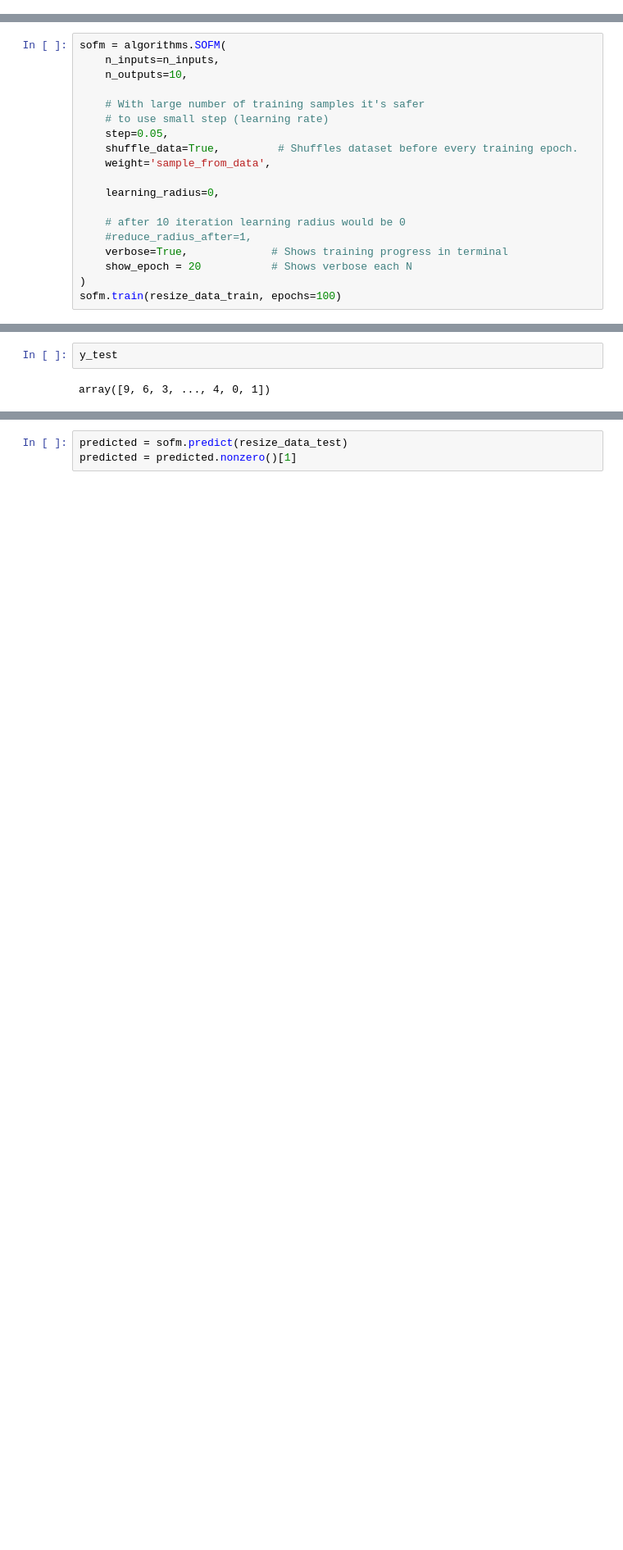
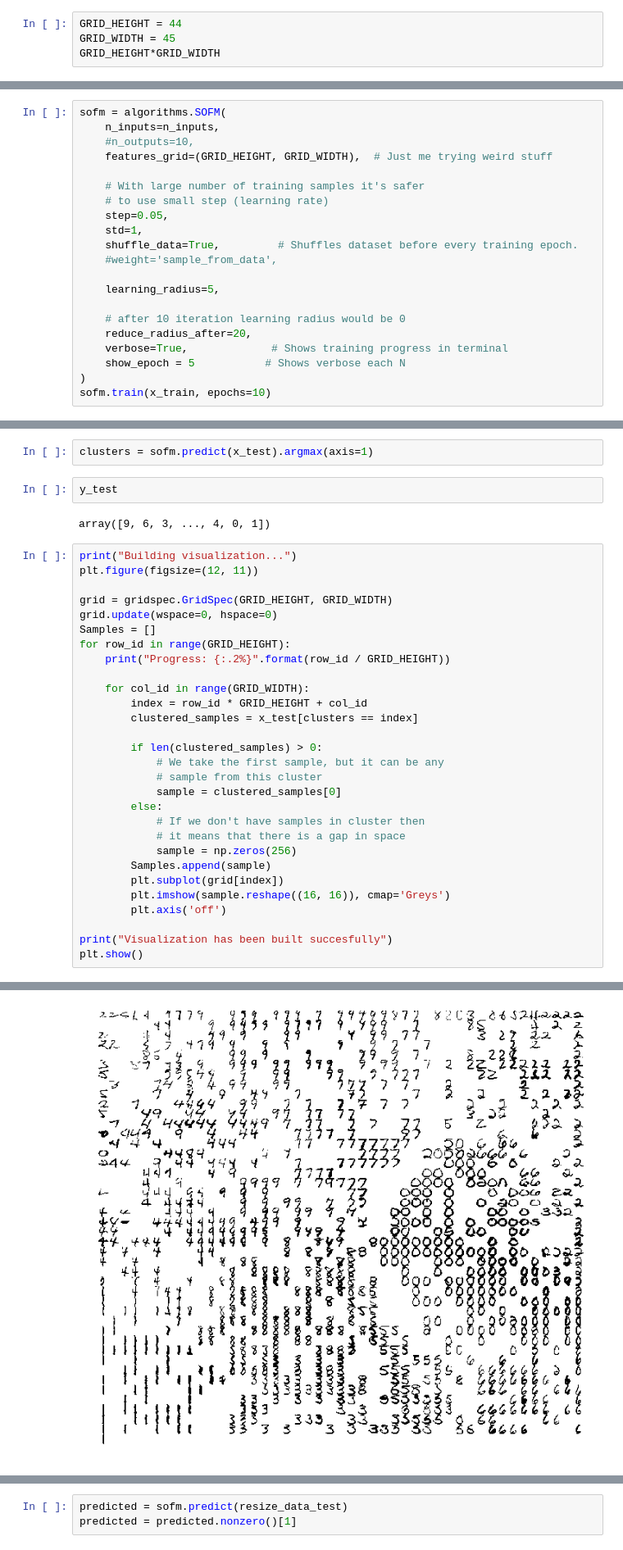
Before and after one commit to JoaoRacedo/AI_Classifiers, a Jupyter notebook: Zip_code.ipynb, the cells around one changed output, grey strips where cells are left out. Shown at 82% size. Drawn from its saved outputs; the diff is of its cells as text; blank space fills up the shorter version.

```diff
--- a/Zip_code.ipynb
+++ b/Zip_code.ipynb
@@ -156,0 +159,4 @@ n_inputs
+# %%
+GRID_HEIGHT = 44
+GRID_WIDTH = 45
+GRID_HEIGHT*GRID_WIDTH
@@ -157,22 +165,24 @@ n_inputs
 # %%
 sofm = algorithms.SOFM(
     n_inputs=n_inputs,
-    n_outputs=10,
+    #n_outputs=10,
+    features_grid=(GRID_HEIGHT, GRID_WIDTH),  # Just me trying weird stuff
 
     # With large number of training samples it's safer
     # to use small step (learning rate)
     step=0.05,
+    std=1,
     shuffle_data=True,         # Shuffles dataset before every training epoch.
-    weight='sample_from_data',
+    #weight='sample_from_data',
 
-    learning_radius=0,
+    learning_radius=5,
 
     # after 10 iteration learning radius would be 0
-    #reduce_radius_after=1,
+    reduce_radius_after=20,
     verbose=True,             # Shows training progress in terminal
-    show_epoch = 20           # Shows verbose each N
+    show_epoch = 5           # Shows verbose each N
 )
-sofm.train(resize_data_train, epochs=100)
+sofm.train(x_train, epochs=10)
 # %% [output]
 Main information
 
@@ -215,4 +217,36 @@ array([[0, 0, 0, ..., 0, 0, 0],
+# %%
+clusters = sofm.predict(x_test).argmax(axis=1)
 # %%
 y_test
 # %% [output]
 array([9, 6, 3, ..., 4, 0, 1])
+# %%
+print("Building visualization...")
+plt.figure(figsize=(12, 11))
+
+grid = gridspec.GridSpec(GRID_HEIGHT, GRID_WIDTH)
+grid.update(wspace=0, hspace=0)
+Samples = []
+for row_id in range(GRID_HEIGHT):
+    print("Progress: {:.2%}".format(row_id / GRID_HEIGHT))
+
+    for col_id in range(GRID_WIDTH):
+        index = row_id * GRID_HEIGHT + col_id
+        clustered_samples = x_test[clusters == index]
+
+        if len(clustered_samples) > 0:
+            # We take the first sample, but it can be any
+            # sample from this cluster
+            sample = clustered_samples[0]
+        else:
+            # If we don't have samples in cluster then
+            # it means that there is a gap in space
+            sample = np.zeros(256)
+        Samples.append(sample)
+        plt.subplot(grid[index])
+        plt.imshow(sample.reshape((16, 16)), cmap='Greys')
+        plt.axis('off')
+
+print("Visualization has been built succesfully")
+plt.show()
+# %% [output]
@@ -219,3 +273,4 @@ array([9, 6, 3, ..., 4, 0, 1])
+[figure, added]
 # %%
 #pca_test = decomposition.PCA(n_components=2)
 #pca_test.fit(x_test)
```
Also changed, not shown: parts of 12 cells of this notebook.
